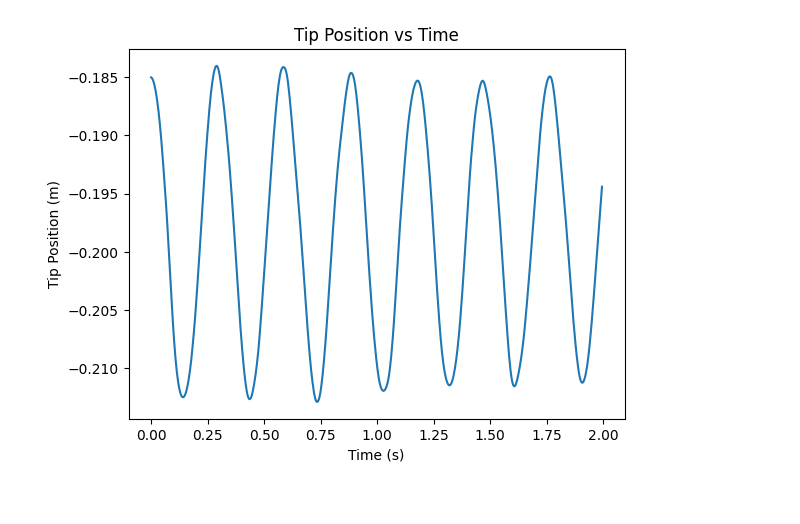
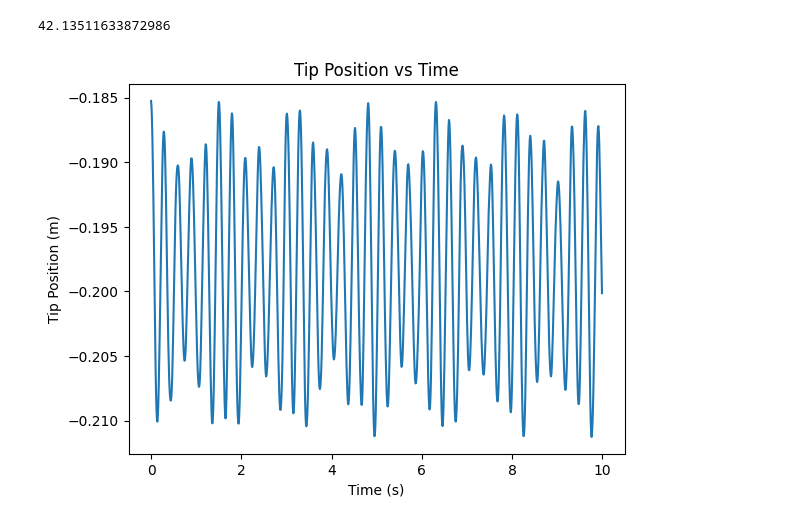
Before and after one commit to StructuresComp/dismech-python, a Jupyter notebook: experiments/helix_n106.ipynb, the cells around one changed output. Cells and saved outputs as stored; diff of their text form; code cells hidden in the pictures.

```diff
--- a/experiments/helix_n106.ipynb
+++ b/experiments/helix_n106.ipynb
@@ -1,12 +1,13 @@
 # %%
 import numpy as np
+import time
 import dismech
 
-geom = dismech.GeomParams(rod_r0=5e-3,
+geom = dismech.GeomParams(rod_r0=1e-3,
                           shell_h=0)
 
 material = dismech.Material(density=1273.52,
-                            youngs_rod=1e7,
+                            youngs_rod=1e9,
                             youngs_shell=0,
                             poisson_rod=0.5,
                             poisson_shell=0)
@@ -18,9 +19,9 @@ static_2d_sim = dismech.SimParams(static_sim=False,
                                   show_floor=False,
                                   log_data=True,
                                   log_step=1,
-                                  dt=3e-3,
+                                  dt=1e-2,
                                   max_iter=25,
-                                  total_time=2.0,
+                                  total_time=10.0,
                                   plot_step=1,
                                   tol=1e-4,
                                   ftol=1e-4,
@@ -33,13 +34,17 @@ geo = dismech.Geometry.from_txt('helix_n106.txt')
 
 robot = dismech.SoftRobot(geom, material, geo, static_2d_sim, env)
 # %%
-fixed_points = np.array([0])
+fixed_points = np.array([0, 1])
 robot = robot.fix_nodes(fixed_points)
 stepper = dismech.NewmarkBetaTimeStepper(robot)
-
+start = time.time()
 robots = stepper.simulate()
-
+end = time.time()
 qs = np.stack([robot.state.q for robot in robots])
+# %%
+print(end - start)
+# %% [output]
+42.13511633872986
 # %%
 t = np.arange(robot.sim_params.total_time, step=robot.sim_params.dt)
 options = dismech.AnimationOptions(title='Hexli (N=106)')
@@ -48,10 +53,10 @@ fig = dismech.get_interactive_animation_plotly(robot, t[:100], qs[:100], options
 fig.show()
 # %%
 import matplotlib.pyplot as plt
-plt.plot(t[:-1], qs[:, robot.end_node_dof_index-1])
+plt.plot(t, qs[:, robot.end_node_dof_index-1])
 plt.title("Tip Position vs Time")
 plt.xlabel("Time (s)")
 plt.ylabel("Tip Position (m)")
 plt.show()
 # %% [output]
-[figure, old version]
+[figure, new version]
```
Also changed, not shown: parts of 1 cell of this notebook, 11 other files.
